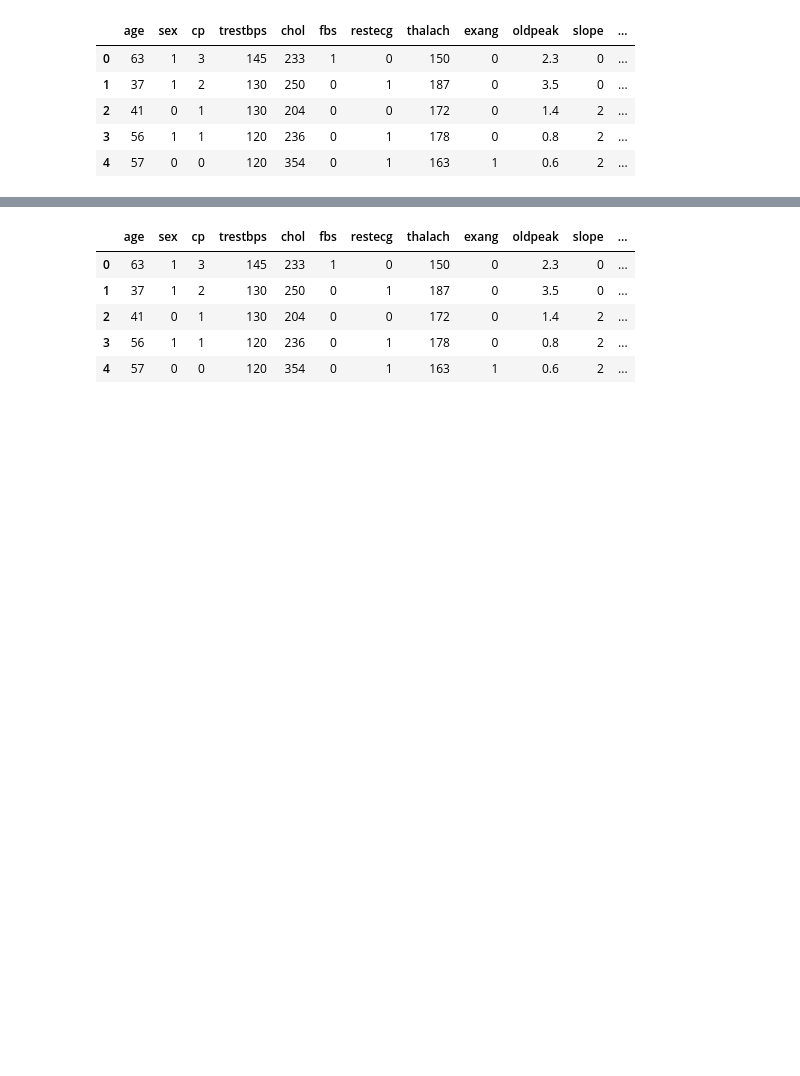
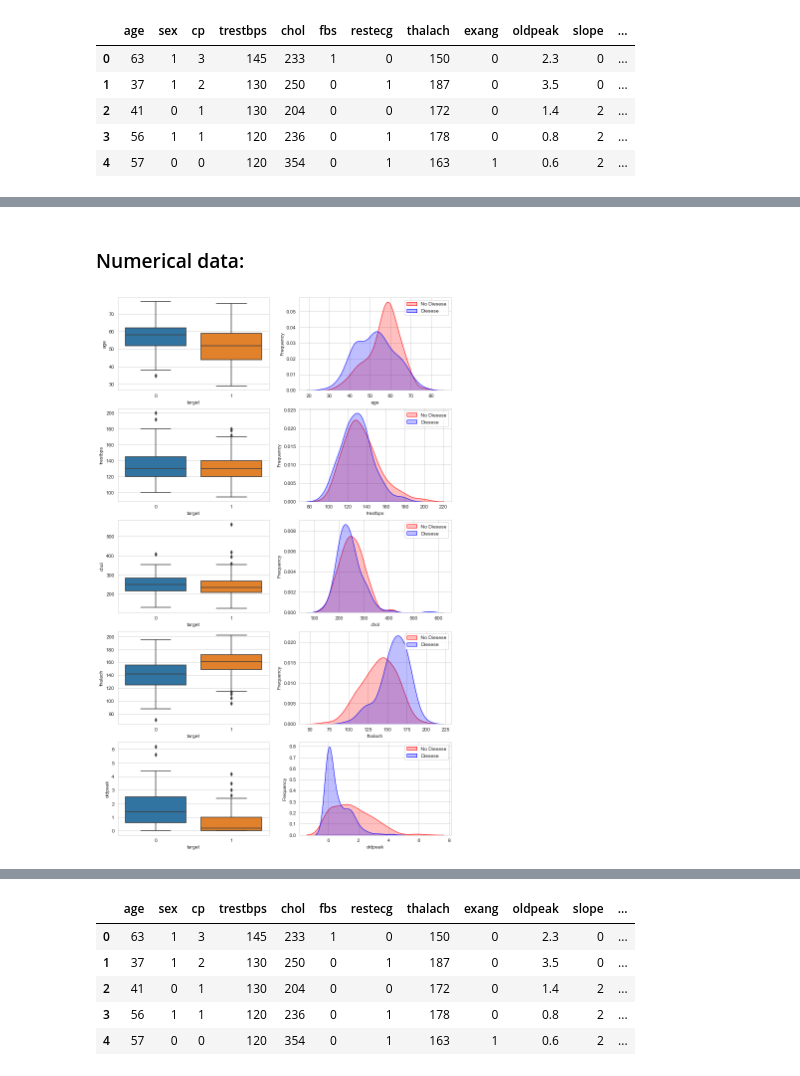
Before and after one commit to tabers77/Machine-Learning-Projects, a Jupyter notebook: Auto-encoders for classification /Auto-encoders for classification .ipynb, the cells around one changed output, grey strips where cells are left out. Drawn from its saved outputs; the diff is of its cells as text; code cells hidden in the pictures; blank space fills up the shorter version.

```diff
--- a/Auto-encoders for classification /Auto-encoders for classification .ipynb
+++ b/Auto-encoders for classification /Auto-encoders for classification .ipynb
@@ -57,0 +115,20 @@ check for imbalanced data set , use precision and recall , data undersampleing
+# %% [markdown]
+### Numerical data:
+# %%
+plt.figure(figsize=(12, 24))
+count = 1
+for cols in num_col:
+    # Row 1
+    plt.subplot(6, 2, count)
+    sns.boxplot(x='target', y= cols, data= df)
+    count +=1
+    plt.subplot(6, 2, count)
+    # Row 2
+    g = sns.kdeplot(df[cols][(df["target"] == 0) & (df[cols].notnull())], color="Red", shade = True)
+    g = sns.kdeplot(df[cols][(df["target"] == 1) & (df[cols].notnull())], ax =g, color="Blue", shade= True)
+    g.set_xlabel(cols)
+    g.set_ylabel("Frequency")
+    g = g.legend(["No Diesese","Diesese"])
+    count+=1
+# %% [output]
+[figure, added]
```
Also changed, not shown: parts of 150 cells of this notebook, 4 other files.
